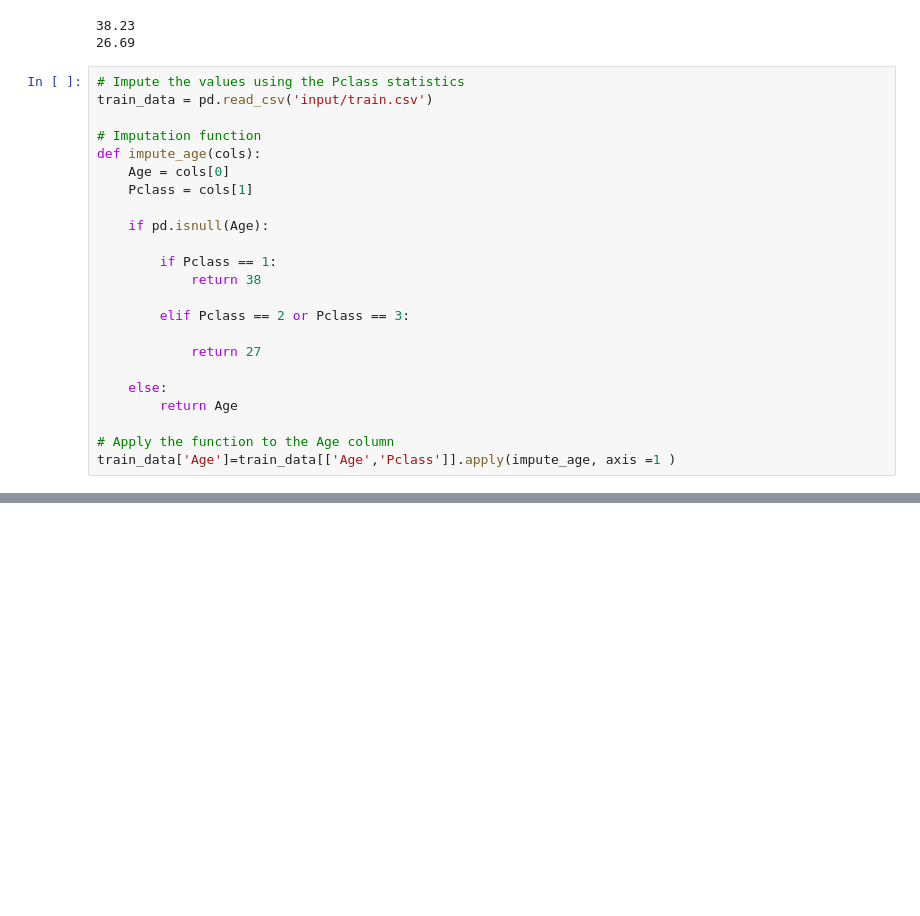
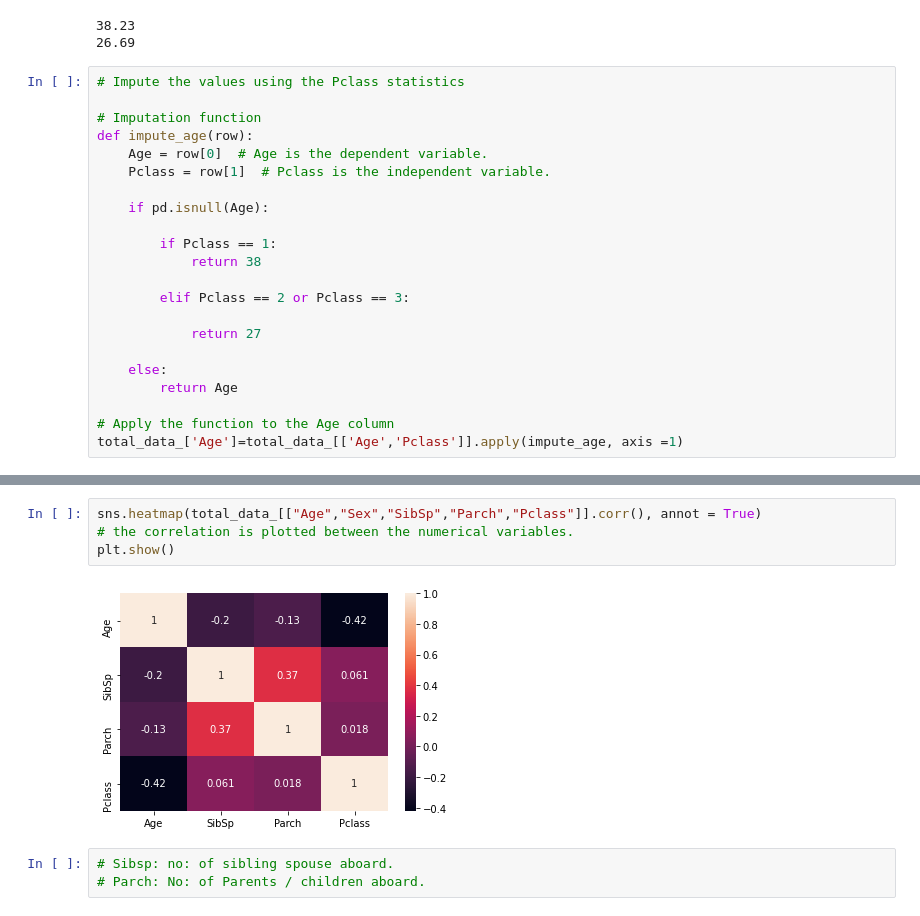
Before and after one commit to bhumika503/titanic, a Jupyter notebook: script.ipynb, the cells around one changed output, grey strips where cells are left out. Cells and saved outputs as stored; diff of their text form; blank space fills up the shorter version.

```diff
--- a/script.ipynb
+++ b/script.ipynb
@@ -138,12 +160,11 @@ print(mean_age_group2)
 26.69
 # %%
 # Impute the values using the Pclass statistics
-train_data = pd.read_csv('input/train.csv')
 
 # Imputation function
-def impute_age(cols):
-    Age = cols[0]
-    Pclass = cols[1]
+def impute_age(row):
+    Age = row[0]  # Age is the dependent variable.
+    Pclass = row[1]  # Pclass is the independent variable.
 
     if pd.isnull(Age):
 
@@ -158,4 +179,4 @@ def impute_age(cols):
         return Age
 
 # Apply the function to the Age column
-train_data['Age']=train_data[['Age','Pclass']].apply(impute_age, axis =1 )
+total_data_['Age']=total_data_[['Age','Pclass']].apply(impute_age, axis =1)
@@ -161,0 +197,9 @@ train_data['Age']=train_data[['Age','Pclass']].apply(impute_age, axis =1 )
+# %%
+sns.heatmap(total_data_[["Age","Sex","SibSp","Parch","Pclass"]].corr(), annot = True)
+# the correlation is plotted between the numerical variables.
+plt.show()
+# %% [output]
+[figure, added]
+# %%
+# Sibsp: no: of sibling spouse aboard.
+# Parch: No: of Parents / children aboard.
```
Also changed, not shown: parts of 50 cells of this notebook, 1 other file.
